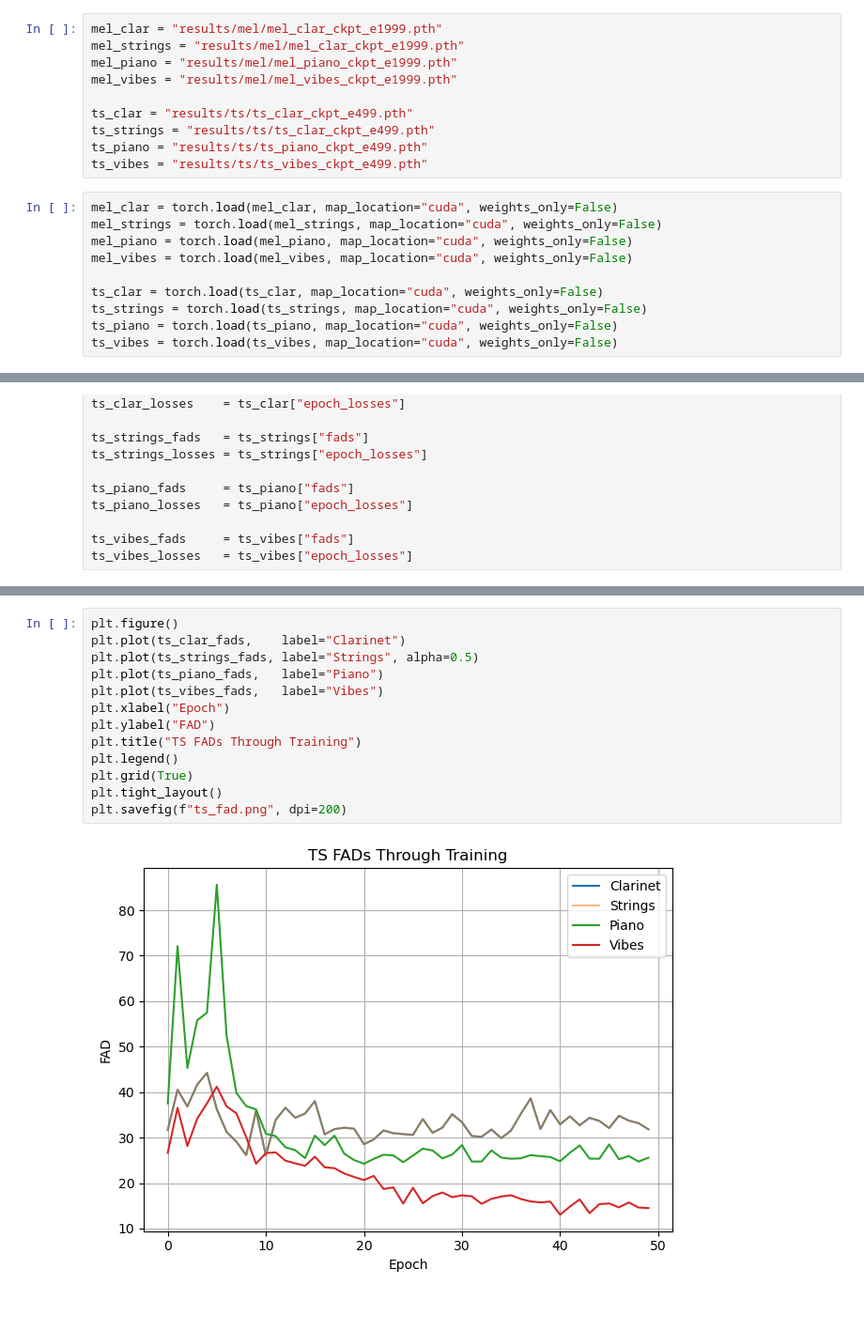
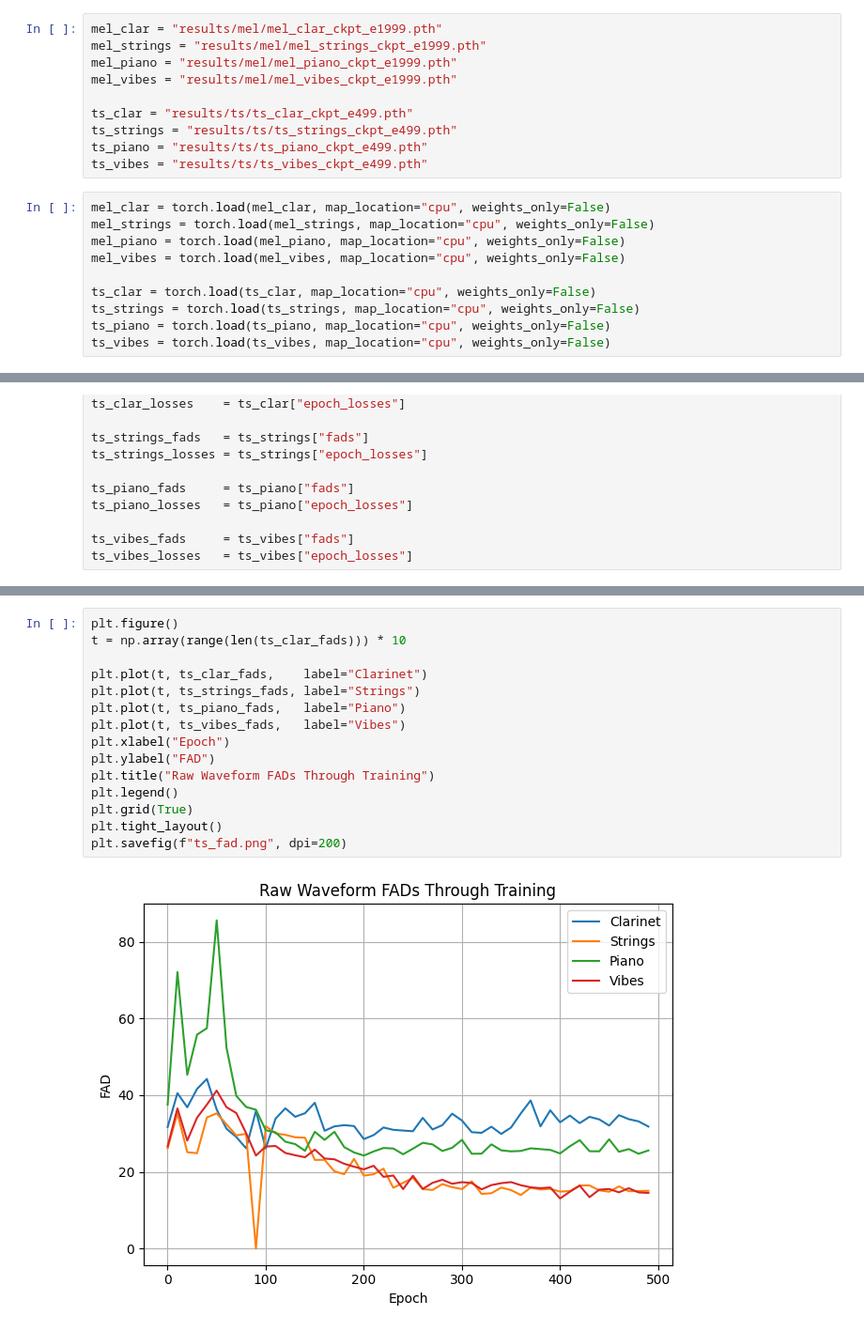
Before and after one commit to bowerirn/timbre_transfer, a Jupyter notebook: plots.ipynb, the cells around one changed output, grey strips where cells are left out. Shown at 94% size. Drawn from its saved outputs; the diff is of its cells as text.

Commit message:
fixed plots

```diff
--- a/plots.ipynb
+++ b/plots.ipynb
@@ -4,24 +4,24 @@ import numpy as np
 import matplotlib.pyplot as plt
 # %%
 mel_clar = "results/mel/mel_clar_ckpt_e1999.pth"
-mel_strings = "results/mel/mel_clar_ckpt_e1999.pth"
+mel_strings = "results/mel/mel_strings_ckpt_e1999.pth"
 mel_piano = "results/mel/mel_piano_ckpt_e1999.pth"
 mel_vibes = "results/mel/mel_vibes_ckpt_e1999.pth"
 
 ts_clar = "results/ts/ts_clar_ckpt_e499.pth"
-ts_strings = "results/ts/ts_clar_ckpt_e499.pth"
+ts_strings = "results/ts/ts_strings_ckpt_e499.pth"
 ts_piano = "results/ts/ts_piano_ckpt_e499.pth"
 ts_vibes = "results/ts/ts_vibes_ckpt_e499.pth"
 # %%
-mel_clar = torch.load(mel_clar, map_location="cuda", weights_only=False)
-mel_strings = torch.load(mel_strings, map_location="cuda", weights_only=False)
-mel_piano = torch.load(mel_piano, map_location="cuda", weights_only=False)
-mel_vibes = torch.load(mel_vibes, map_location="cuda", weights_only=False)
+mel_clar = torch.load(mel_clar, map_location="cpu", weights_only=False)
+mel_strings = torch.load(mel_strings, map_location="cpu", weights_only=False)
+mel_piano = torch.load(mel_piano, map_location="cpu", weights_only=False)
+mel_vibes = torch.load(mel_vibes, map_location="cpu", weights_only=False)
 
-ts_clar = torch.load(ts_clar, map_location="cuda", weights_only=False)
-ts_strings = torch.load(ts_strings, map_location="cuda", weights_only=False)
-ts_piano = torch.load(ts_piano, map_location="cuda", weights_only=False)
-ts_vibes = torch.load(ts_vibes, map_location="cuda", weights_only=False)
+ts_clar = torch.load(ts_clar, map_location="cpu", weights_only=False)
+ts_strings = torch.load(ts_strings, map_location="cpu", weights_only=False)
+ts_piano = torch.load(ts_piano, map_location="cpu", weights_only=False)
+ts_vibes = torch.load(ts_vibes, map_location="cpu", weights_only=False)
 # %%
 mel_clar_fads     = mel_clar["fads"]
 mel_clar_losses   = mel_clar["epoch_losses"]
@@ -79,18 +80,20 @@ plt.savefig(f"mel_loss.png", dpi=200)
 # %%
 plt.figure()
-plt.plot(ts_clar_fads,    label="Clarinet")
-plt.plot(ts_strings_fads, label="Strings", alpha=0.5)
-plt.plot(ts_piano_fads,   label="Piano")
-plt.plot(ts_vibes_fads,   label="Vibes")
+t = np.array(range(len(ts_clar_fads))) * 10
+
+plt.plot(t, ts_clar_fads,    label="Clarinet")
+plt.plot(t, ts_strings_fads, label="Strings")
+plt.plot(t, ts_piano_fads,   label="Piano")
+plt.plot(t, ts_vibes_fads,   label="Vibes")
 plt.xlabel("Epoch")
 plt.ylabel("FAD")
-plt.title("TS FADs Through Training")
+plt.title("Raw Waveform FADs Through Training")
 plt.legend()
 plt.grid(True)
 plt.tight_layout()
 plt.savefig(f"ts_fad.png", dpi=200)
 # %% [output]
-[figure, old version]
+[figure, new version]
 # %%
 plt.figure()
 plt.plot(ts_clar_losses,    label="Clarinet")
```
Also changed, not shown: parts of 4 cells of this notebook, 5 other files.
